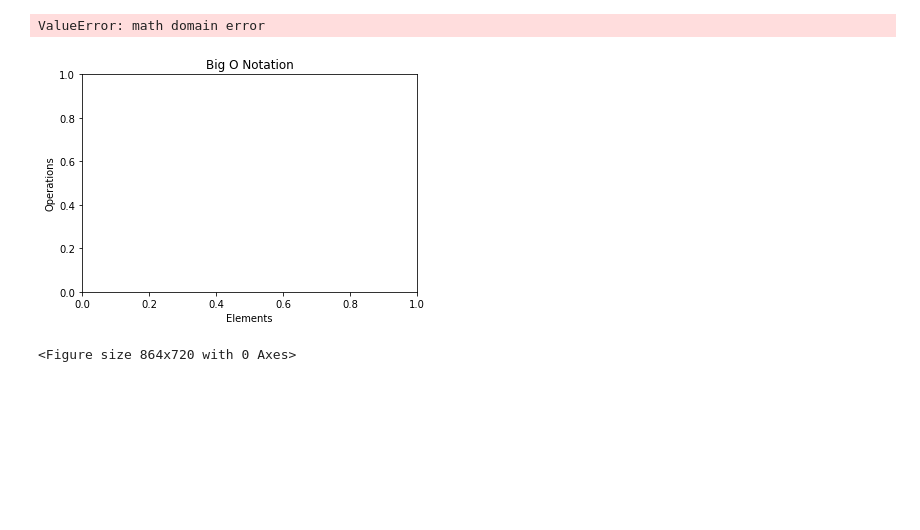
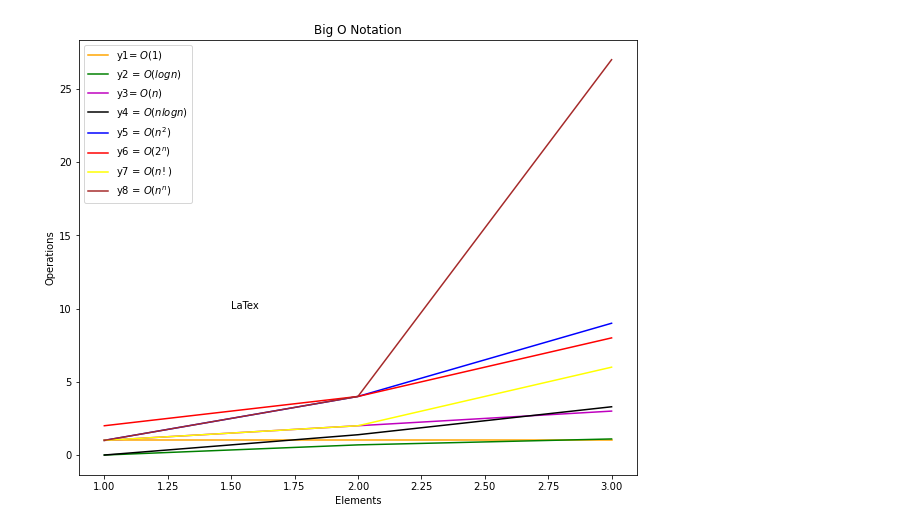
Before and after one commit to natasharivers/numpy-pandas-visualization-exercises, a Jupyter notebook: big_o_notation.ipynb, the cells around one changed output. Cells and saved outputs as stored; diff of their text form; code cells hidden in the pictures; blank space fills up the shorter version.

```diff
--- a/big_o_notation.ipynb
+++ b/big_o_notation.ipynb
@@ -4,38 +4,36 @@ import math as math
 import numpy as np
 import pandas as pd
 # %%
-plt.title('Big O Notation')
-plt.xlabel('Elements')
-plt.ylabel('Operations')
+plt.figure(figsize = (10,8))
 
-plt.figure(figsize = (12,10))
-
-x= list(range(50))
-y1 = [0(n) +1 for n in x]
+x= (range(1,4))
+y1 = [1 for n in x]
 y2 = [math.log(n) for n in x]
-y3 = [n for n in n]
+y3 = [n for n in x]
 y4= [n * math.log(n) for n in x]
 y5= [n**2 for n in x]
 y6= [2**n for n in x]
 y7= [math.factorial(n) for n in x]
 y8= [n**n for n in x]
 
 
 plt.plot(x,y1, color = 'orange', label= 'y1= $O(1)$')
-plt.plot(x,y2, color = 'g', label= 'y2 = $O(log n)$')
-plt.plot(x,y3, color = 'm', label= 'y3= $O(n)$')
+plt.plot(x,y2, color = 'green', label= 'y2 = $O(log n)$')
+plt.plot(x,y3, color = 'magenta', label= 'y3= $O(n)$')
 plt.plot(x,y4, color= 'black', label= 'y4 = $O(n log n)$')
 plt.plot(x,y5, color= 'blue', label= 'y5 = $O(n^2)$')
 plt.plot(x,y6, color= 'red', label= 'y6 = $O(2^n)$')
-plt.plot(x,y7, color= 'gray', label= 'y7 = $O(n!)$')
-plt.plot(x,y8, color= 'purple', label= 'y8 = $O(n^n)$')
+plt.plot(x,y7, color= 'yellow', label= 'y7 = $O(n!)$')
+plt.plot(x,y8, color= 'brown', label= 'y8 = $O(n^n)$')
 
-plt.annotate('LaTex', xy= (0,0))
+plt.title('Big O Notation')
+plt.xlabel('Elements')
+plt.ylabel('Operations')
+
+plt.annotate('LaTex', xy= (1.5,10))
 
 plt.legend()
 
 plt.show()
 # %% [output]
-ValueError: math domain error
-[figure, old version]
+[figure, new version]
-<Figure size 864x720 with 0 Axes>
```
Also changed, not shown: parts of 10 cells of this notebook.
